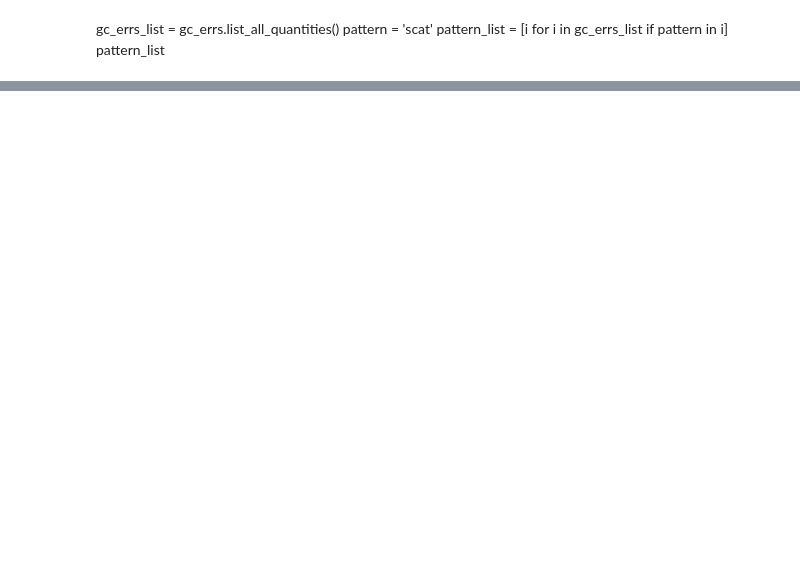
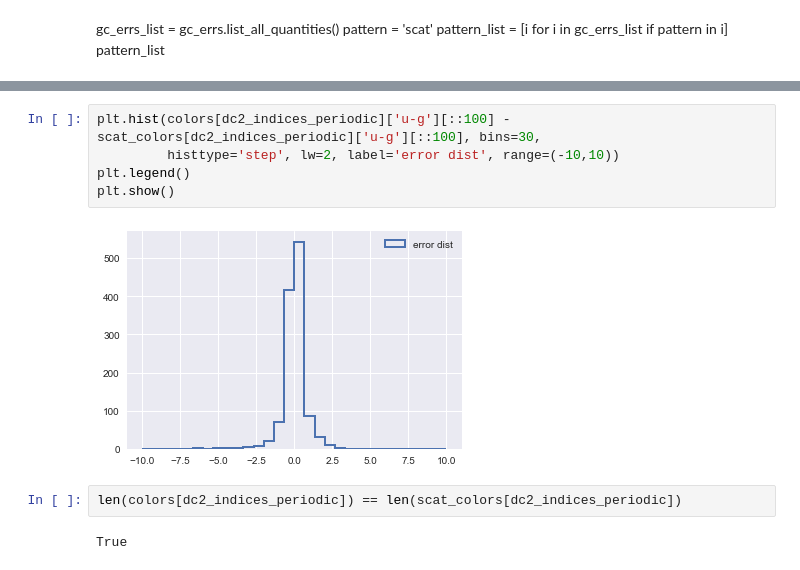
Before and after one commit to LSSTDESC/pz_bayes, a Jupyter notebook: notebooks/feature_likelihood.ipynb, the cells around one changed output, grey strips where cells are left out. Drawn from its saved outputs; the diff is of its cells as text; blank space fills up the shorter version.

```diff
--- a/notebooks/feature_likelihood.ipynb
+++ b/notebooks/feature_likelihood.ipynb
@@ -532,0 +571,11 @@ pattern_list
+# %%
+plt.hist(colors[dc2_indices_periodic]['u-g'][::100] - scat_colors[dc2_indices_periodic]['u-g'][::100], bins=30,
+         histtype='step', lw=2, label='error dist', range=(-10,10))
+plt.legend()
+plt.show()
+# %% [output]
+[figure, added]
+# %%
+len(colors[dc2_indices_periodic]) == len(scat_colors[dc2_indices_periodic])
+# %% [output]
+True
```
Also changed, not shown: parts of 48 cells of this notebook.
